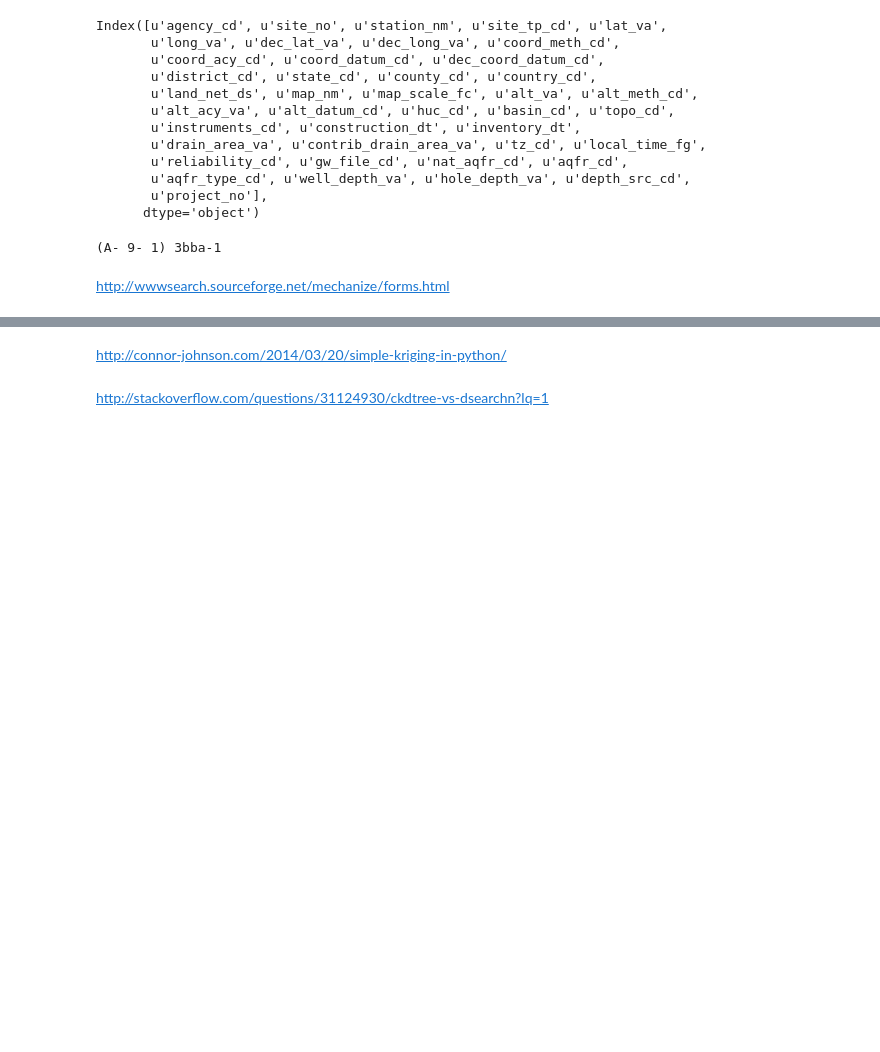
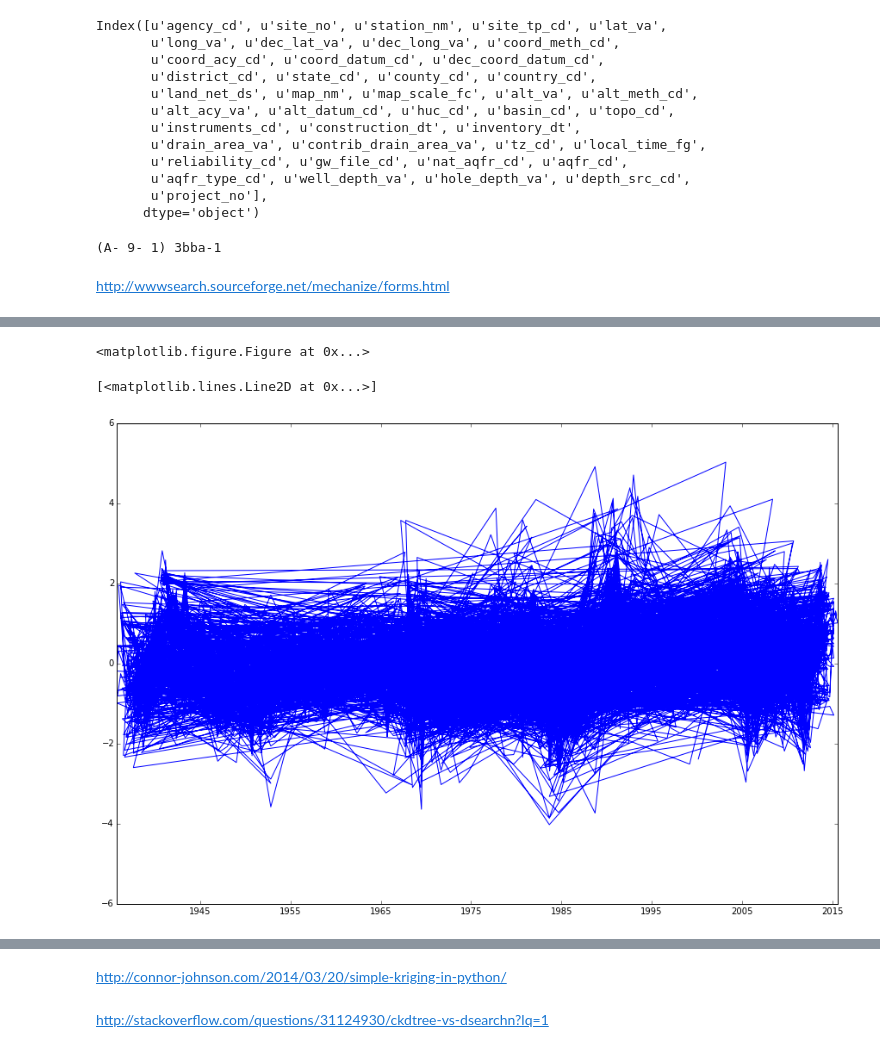
Before and after one commit to inkenbrandt/IPython, a Jupyter notebook: USGS_Interpolate.ipynb, the cells around one changed output, grey strips where cells are left out. Drawn from its saved outputs; the diff is of its cells as text; code cells hidden in the pictures; blank space fills up the shorter version.

```diff
--- a/USGS_Interpolate.ipynb
+++ b/USGS_Interpolate.ipynb
@@ -294,0 +369,17 @@ stationWL['wlelev'] = stationWL[['lev_va','Elev']].apply(lambda x: getwlelev(x),
+# %%
+grpstat = stationWL.groupby('site_no')['lev_va'].agg([np.std,np.mean,np.median, np.min,np.max,np.size]).reset_index()
+# %%
+plt.figure()
+wlLong = stationWL[stationWL['site_no'].isin(list(USGS_Site_Info['site_no'].values))]
+# %% [output]
+<matplotlib.figure.Figure at 0x...>
+# %%
+wlLongStats = pd.merge(wlLong,grpstat, on='site_no', how='left')
+# %%
+def stndrd(x):
+    if np.isfinite(x[2]):
+        return (x[0]-x[1])/x[2]
+    else:
+        return x[0]
+
+wlLongStats['stdWL'] = wlLongStats[['lev_va','mean','std']].apply(lambda x: stndrd(x),1 )
@@ -294,0 +388,8 @@ stationWL['wlelev'] = stationWL[['lev_va','Elev']].apply(lambda x: getwlelev(x),
+# %%
+plt.figure()
+x = wlLongStats['lev_dt'].astype(np.datetime64)
+y = wlLongStats['stdWL']
+plt.plot(x,y)
+# %% [output]
+[<matplotlib.lines.Line2D at 0x...>]
+[figure, added]
```
Also changed, not shown: parts of 31 cells of this notebook.
